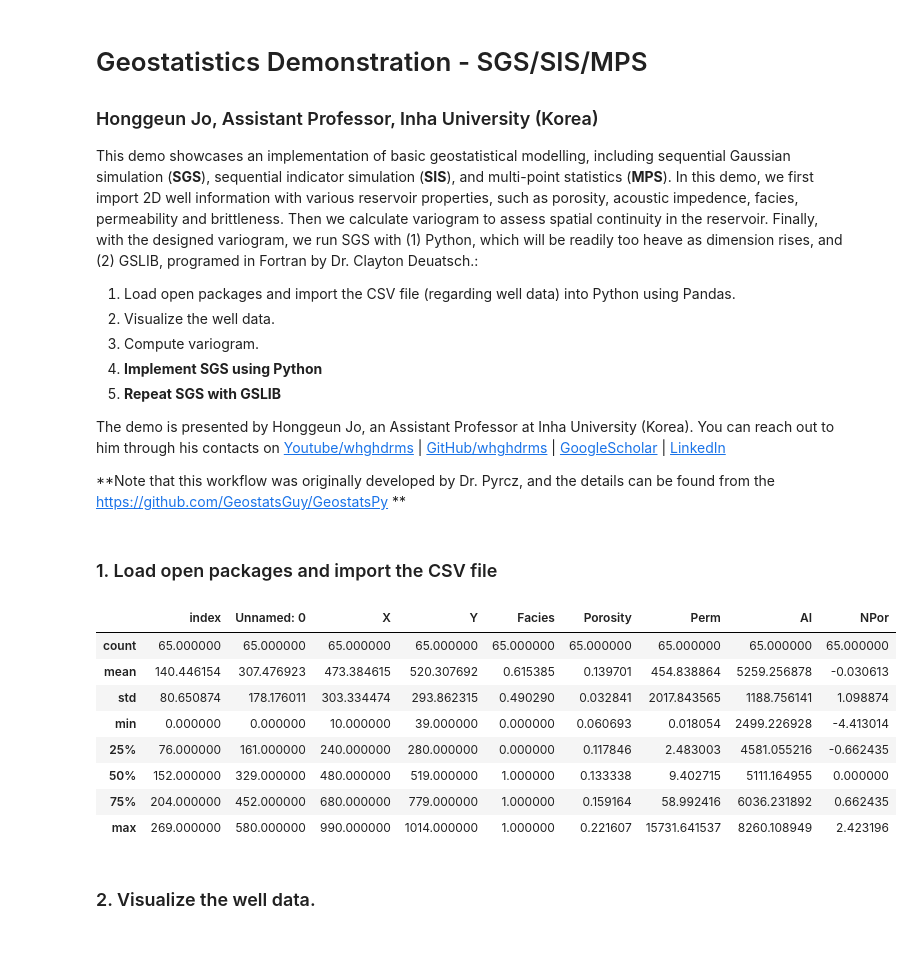
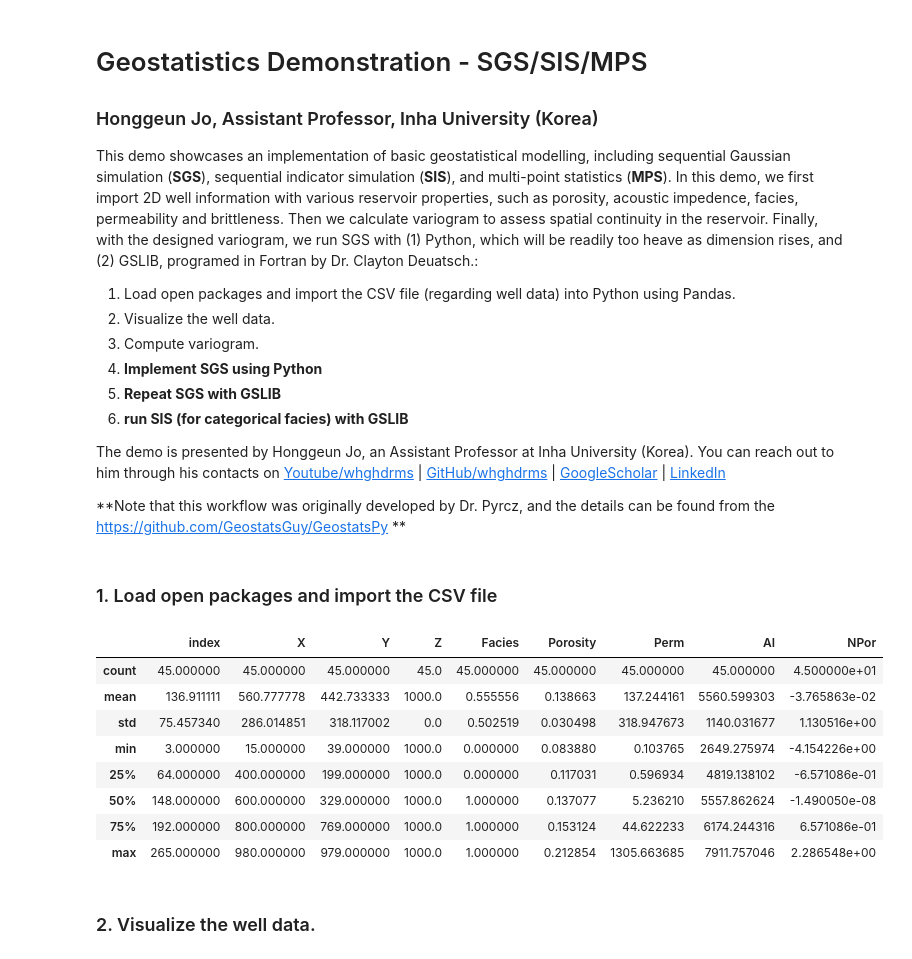
Before and after one commit to geomodeller/KSMER_GeostatsDemo, a Jupyter notebook: GeostatsDemo.ipynb, the cells around one changed output. Drawn from its saved outputs; the diff is of its cells as text; code cells hidden in the pictures.

```diff
--- a/GeostatsDemo.ipynb
+++ b/GeostatsDemo.ipynb
@@ -9,6 +9,7 @@ This demo showcases an implementation of basic geostatistical modelling, includi
 3. Compute variogram.
 4. **Implement SGS using Python**
 5. **Repeat SGS with GSLIB**
+5. **run SIS (for categorical facies) with GSLIB**
 
 The demo is presented by Honggeun Jo, an Assistant Professor at Inha University (Korea). You can reach out to him through his contacts on [Youtube/whghdrms](https://www.youtube.com/@whghdrms) | [GitHub/whghdrms](https://github.com/whghdrms) |  [GoogleScholar](https://scholar.google.com/citations?user=u0OE5CIAAAAJ&hl=en) | [LinkedIn](https://www.linkedin.com/in/honggeun-jo/)
 
@@ -30,20 +31,20 @@ os.chdir("C:/Users/jhg13/001_CGAN_Research/GeostatsDemo")
 # %%
 ## Import well datat
 df = pd.read_csv("1_sample_data.csv")                       # read a .csv file in as a DataFrame
-df_1, df_2 = df[df['Facies']==1].sample(40),df[df['Facies']==0].sample(25),
+df_1, df_2 = df[df['Facies']==1].sample(25),df[df['Facies']==0].sample(20),
 df = pd.concat([df_1,df_2]).reset_index()
 df['NPor'], tvPor, tnsPor = geostats.nscore(df, 'Porosity') # nscore transform for all facies porosity
 df.describe()                                               # summary statistics
 # %% [output]
-|  | index | Unnamed: 0 | X | Y | Facies | Porosity | Perm | AI | NPor |
-| count | 65.000000 | 65.000000 | 65.000000 | 65.000000 | 65.000000 | 65.000000 | 65.000000 | 65.000000 | 65.000000 |
-| mean | 140.446154 | 307.476923 | 473.384615 | 520.307692 | 0.615385 | 0.139701 | 454.838864 | 5259.256878 | -0.030613 |
-| std | 80.650874 | 178.176011 | 303.334474 | 293.862315 | 0.490290 | 0.032841 | 2017.843565 | 1188.756141 | 1.098874 |
-| min | 0.000000 | 0.000000 | 10.000000 | 39.000000 | 0.000000 | 0.060693 | 0.018054 | 2499.226928 | -4.413014 |
-| 25% | 76.000000 | 161.000000 | 240.000000 | 280.000000 | 0.000000 | 0.117846 | 2.483003 | 4581.055216 | -0.662435 |
-| 50% | 152.000000 | 329.000000 | 480.000000 | 519.000000 | 1.000000 | 0.133338 | 9.402715 | 5111.164955 | 0.000000 |
-| 75% | 204.000000 | 452.000000 | 680.000000 | 779.000000 | 1.000000 | 0.159164 | 58.992416 | 6036.231892 | 0.662435 |
-| max | 269.000000 | 580.000000 | 990.000000 | 1014.000000 | 1.000000 | 0.221607 | 15731.641537 | 8260.108949 | 2.423196 |
+|  | index | X | Y | Z | Facies | Porosity | Perm | AI | NPor |
+| count | 45.000000 | 45.000000 | 45.000000 | 45.0 | 45.000000 | 45.000000 | 45.000000 | 45.000000 | 4.500000e+01 |
+| mean | 136.911111 | 560.777778 | 442.733333 | 1000.0 | 0.555556 | 0.138663 | 137.244161 | 5560.599303 | -3.765863e-02 |
+| std | 75.457340 | 286.014851 | 318.117002 | 0.0 | 0.502519 | 0.030498 | 318.947673 | 1140.031677 | 1.130516e+00 |
+| min | 3.000000 | 15.000000 | 39.000000 | 1000.0 | 0.000000 | 0.083880 | 0.103765 | 2649.275974 | -4.154226e+00 |
+| 25% | 64.000000 | 400.000000 | 199.000000 | 1000.0 | 0.000000 | 0.117031 | 0.596934 | 4819.138102 | -6.571086e-01 |
+| 50% | 148.000000 | 600.000000 | 329.000000 | 1000.0 | 1.000000 | 0.137077 | 5.236210 | 5557.862624 | -1.490050e-08 |
+| 75% | 192.000000 | 800.000000 | 769.000000 | 1000.0 | 1.000000 | 0.153124 | 44.622233 | 6174.244316 | 6.571086e-01 |
+| max | 265.000000 | 980.000000 | 979.000000 | 1000.0 | 1.000000 | 0.212854 | 1305.663685 | 7911.757046 | 2.286548e+00 |
 # %% [markdown]
 ### 2. Visualize the well data.
 # %%
```
Also changed, not shown: parts of 14 cells of this notebook.
